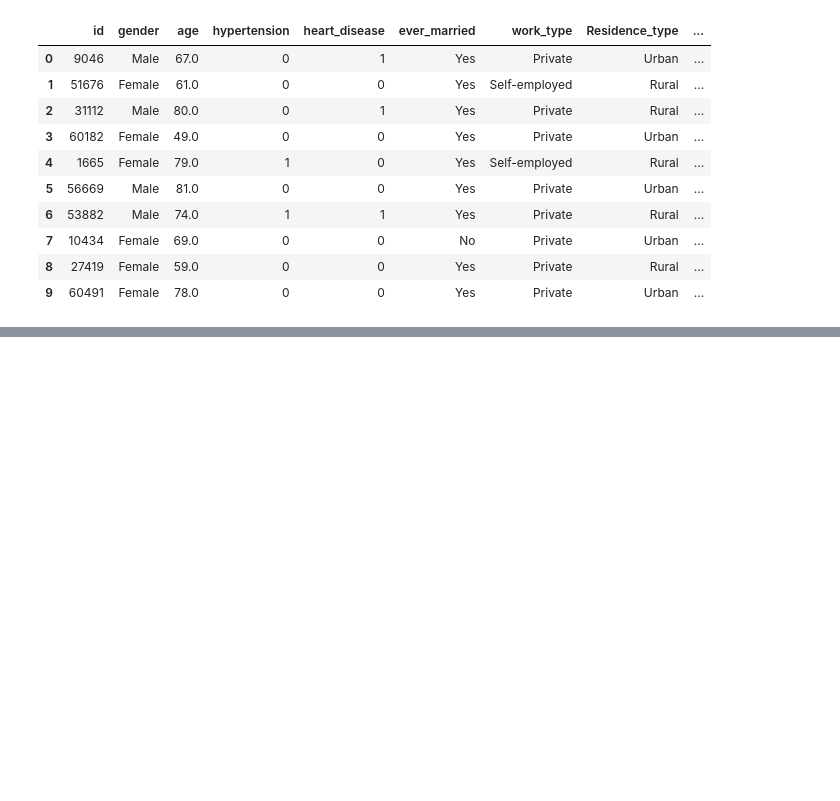
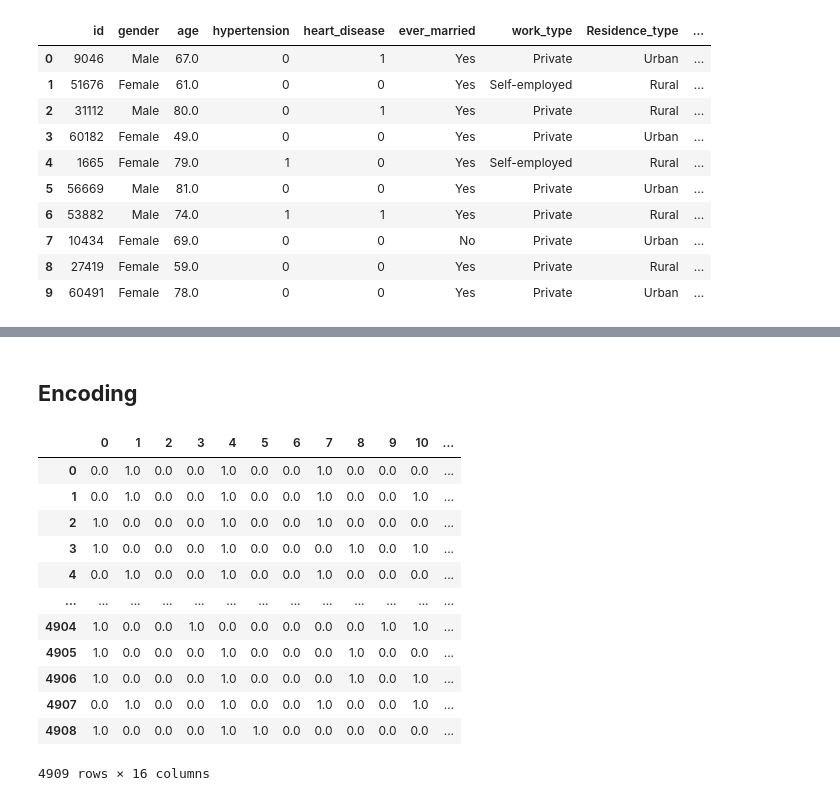
Before and after one commit to MoazZekry/Stroke-Prediction, a Jupyter notebook: Stroke Prediction.ipynb, the cells around one changed output, grey strips where cells are left out. Drawn from its saved outputs; the diff is of its cells as text; code cells hidden in the pictures; blank space fills up the shorter version.

```diff
--- a/Stroke Prediction.ipynb
+++ b/Stroke Prediction.ipynb
@@ -21,0 +55,3 @@ data.head(10)
+# %%
+complete_data = data.dropna()
+incomplete_data = data[data.isnull().any(axis=1)]
@@ -21,0 +74,26 @@ data.head(10)
+# %% [markdown]
+## **Encoding**
+# %%
+categorical_features = ['gender', 'ever_married', 'work_type', 'Residence_type', 'smoking_status']
+numerical_features = [col for col in complete_data.columns if col not in categorical_features and col != 'bmi']
+# %%
+encoder = OneHotEncoder()
+X_cat_encoded = encoder.fit_transform(complete_data[categorical_features])
+# %%
+X_cat_encoded_dataframe =pd.DataFrame(X_cat_encoded.toarray())
+# %%
+X_cat_encoded_dataframe
+# %% [output]
+|  | 0 | 1 | 2 | 3 | 4 | 5 | 6 | 7 | 8 | 9 | 10 | ... |
+| 0 | 0.0 | 1.0 | 0.0 | 0.0 | 1.0 | 0.0 | 0.0 | 1.0 | 0.0 | 0.0 | 0.0 | ... |
+| 1 | 0.0 | 1.0 | 0.0 | 0.0 | 1.0 | 0.0 | 0.0 | 1.0 | 0.0 | 0.0 | 1.0 | ... |
+| 2 | 1.0 | 0.0 | 0.0 | 0.0 | 1.0 | 0.0 | 0.0 | 1.0 | 0.0 | 0.0 | 0.0 | ... |
+| 3 | 1.0 | 0.0 | 0.0 | 0.0 | 1.0 | 0.0 | 0.0 | 0.0 | 1.0 | 0.0 | 1.0 | ... |
+| 4 | 0.0 | 1.0 | 0.0 | 0.0 | 1.0 | 0.0 | 0.0 | 1.0 | 0.0 | 0.0 | 0.0 | ... |
+| ... | ... | ... | ... | ... | ... | ... | ... | ... | ... | ... | ... | ... |
+| 4904 | 1.0 | 0.0 | 0.0 | 1.0 | 0.0 | 0.0 | 0.0 | 0.0 | 0.0 | 1.0 | 1.0 | ... |
+| 4905 | 1.0 | 0.0 | 0.0 | 0.0 | 1.0 | 0.0 | 0.0 | 0.0 | 1.0 | 0.0 | 0.0 | ... |
+| 4906 | 1.0 | 0.0 | 0.0 | 0.0 | 1.0 | 0.0 | 0.0 | 0.0 | 1.0 | 0.0 | 1.0 | ... |
+| 4907 | 0.0 | 1.0 | 0.0 | 0.0 | 1.0 | 0.0 | 0.0 | 1.0 | 0.0 | 0.0 | 1.0 | ... |
+| 4908 | 1.0 | 0.0 | 0.0 | 0.0 | 1.0 | 1.0 | 0.0 | 0.0 | 0.0 | 0.0 | 0.0 | ... |
+4909 rows × 16 columns
```
Also changed, not shown: parts of 17 cells of this notebook.
